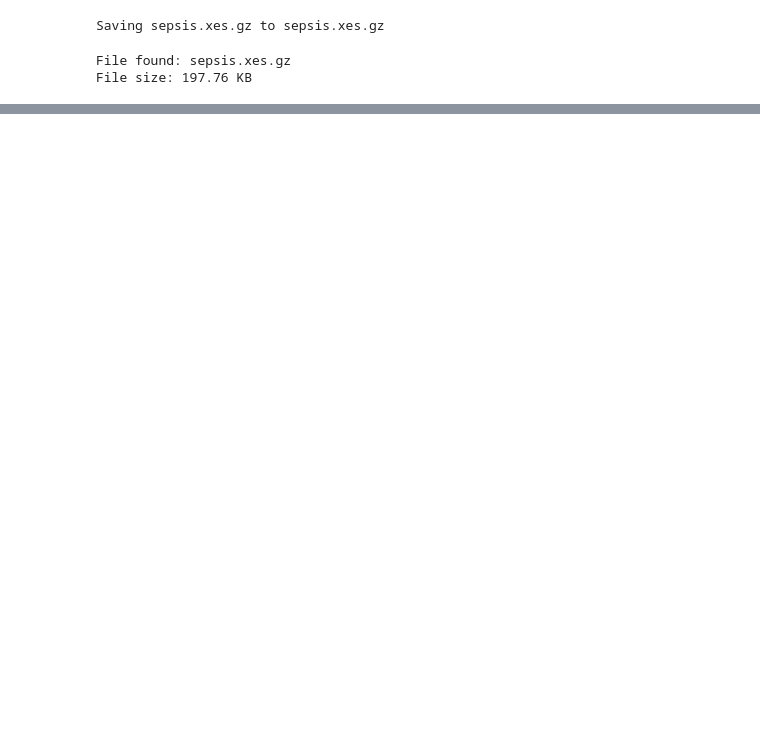
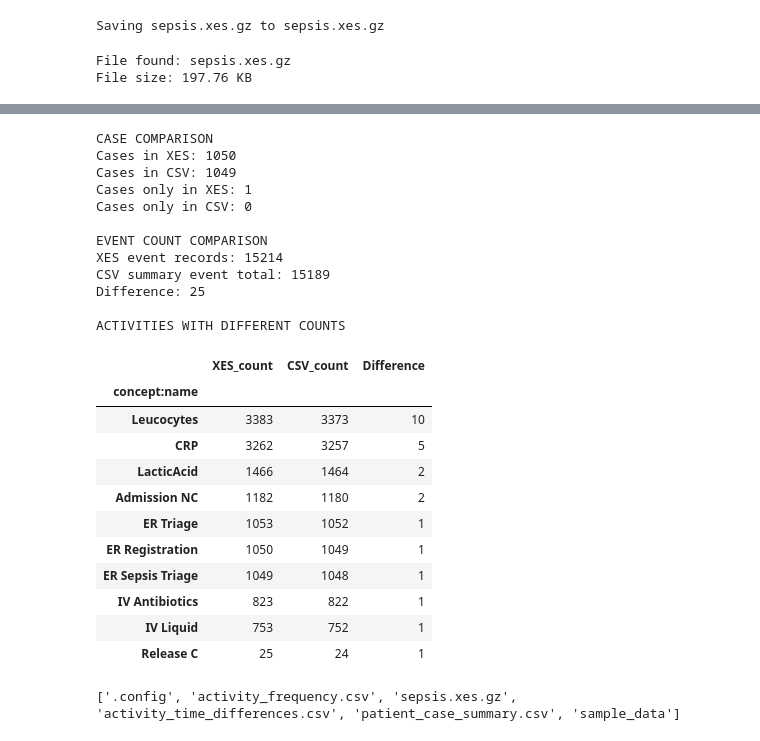
Before and after one commit to shrutimali25/CareFlow, a Jupyter notebook: notebooks/CareFlow_Process_Mining.ipynb, the cells around one changed output, grey strips where cells are left out. Cells and saved outputs as stored; diff of their text form; code cells hidden in the pictures; blank space fills up the shorter version.

Commit message:
analysis: reconcile original XES and supplied CSV summaries

```diff
--- a/notebooks/CareFlow_Process_Mining.ipynb
+++ b/notebooks/CareFlow_Process_Mining.ipynb
@@ -475,0 +704,70 @@ PM4Py version: 2.7.23.11
+# %%
+
+# Compare original XES data with the supplied CSV summaries
+case_summary = pd.read_csv("/content/patient_case_summary.csv")
+activity_summary = pd.read_csv("/content/activity_frequency.csv")
+
+# Compare unique case IDs
+xes_cases = set(event_log["case:concept:name"].unique())
+csv_cases = set(case_summary["case:concept:name"].dropna().unique())
+
+print("CASE COMPARISON")
+print("Cases in XES:", len(xes_cases))
+print("Cases in CSV:", len(csv_cases))
+print("Cases only in XES:", len(xes_cases - csv_cases))
+print("Cases only in CSV:", len(csv_cases - xes_cases))
+
+# Compare total event records
+print("\nEVENT COUNT COMPARISON")
+print("XES event records:", len(event_log))
+print("CSV summary event total:", case_summary["total_events"].sum())
+print("Difference:", len(event_log) - case_summary["total_events"].sum())
+
+# Compare activity counts
+xes_activity_counts = event_log["concept:name"].value_counts()
+csv_activity_counts = activity_summary.set_index("concept:name")["total_occurrences"]
+
+activity_comparison = pd.concat(
+    [
+        xes_activity_counts.rename("XES_count"),
+        csv_activity_counts.rename("CSV_count")
+    ],
+    axis=1
+).fillna(0)
+
+activity_comparison["Difference"] = (
+    activity_comparison["XES_count"] - activity_comparison["CSV_count"]
+)
+
+print("\nACTIVITIES WITH DIFFERENT COUNTS")
+display(activity_comparison[activity_comparison["Difference"] != 0])
+# %% [output]
+CASE COMPARISON
+Cases in XES: 1050
+Cases in CSV: 1049
+Cases only in XES: 1
+Cases only in CSV: 0
+
+EVENT COUNT COMPARISON
+XES event records: 15214
+CSV summary event total: 15189
+Difference: 25
+
+ACTIVITIES WITH DIFFERENT COUNTS
+|  | XES_count | CSV_count | Difference |
+| concept:name |  |  |  |
+| Leucocytes | 3383 | 3373 | 10 |
+| CRP | 3262 | 3257 | 5 |
+| LacticAcid | 1466 | 1464 | 2 |
+| Admission NC | 1182 | 1180 | 2 |
+| ER Triage | 1053 | 1052 | 1 |
+| ER Registration | 1050 | 1049 | 1 |
+| ER Sepsis Triage | 1049 | 1048 | 1 |
+| IV Antibiotics | 823 | 822 | 1 |
+| IV Liquid | 753 | 752 | 1 |
+| Release C | 25 | 24 | 1 |
+# %%
+import os
+print(os.listdir("/content"))
+# %% [output]
+['.config', 'activity_frequency.csv', 'sepsis.xes.gz', 'activity_time_differences.csv', 'patient_case_summary.csv', 'sample_data']
```
Also changed, not shown: parts of 15 cells of this notebook.
